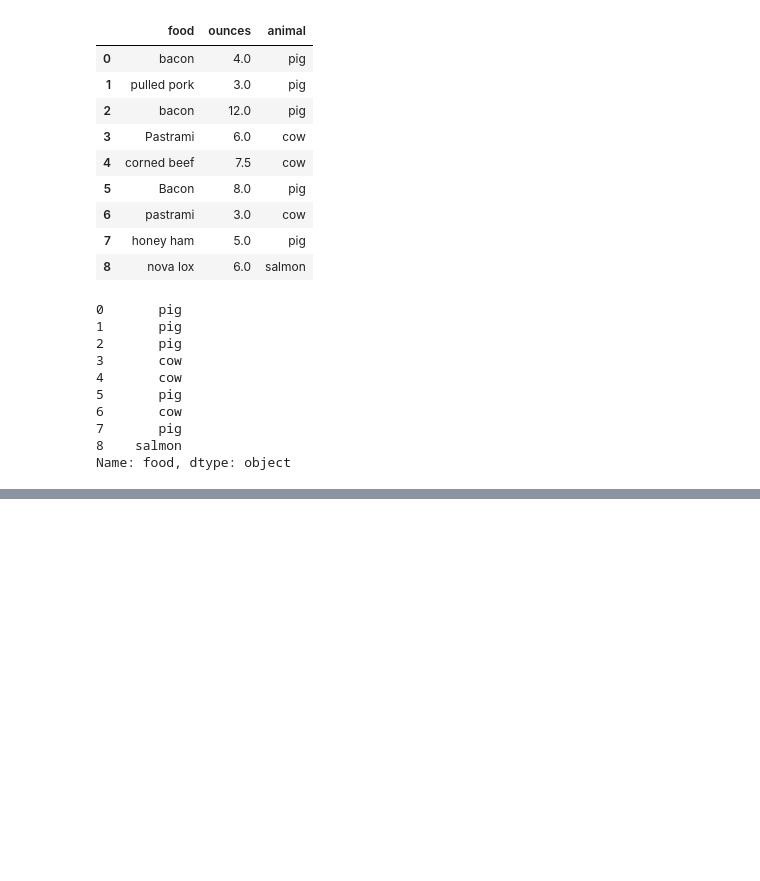
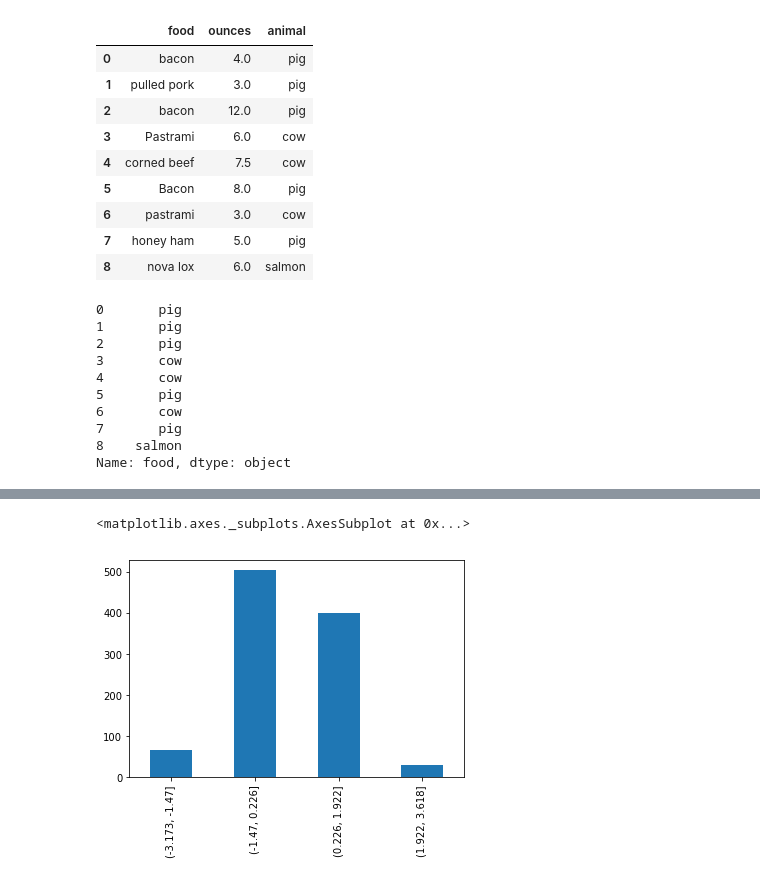
Before and after one commit to hugolu/learn-python, a Jupyter notebook: python-for-data-analysis/ch07-data-wrangling-clean-transform-merge-reshape.ipynb, the cells around one changed output, grey strips where cells are left out. Cells and saved outputs as stored; diff of their text form; code cells hidden in the pictures; blank space fills up the shorter version.

```diff
--- a/python-for-data-analysis/ch07-data-wrangling-clean-transform-merge-reshape.ipynb
+++ b/python-for-data-analysis/ch07-data-wrangling-clean-transform-merge-reshape.ipynb
@@ -653,0 +813,9 @@ Name: food, dtype: object
+# %%
+data = np.random.randn(1000)
+
+# 按四分位进行切割
+cats = pd.cut(data, 4)
+cats.value_counts().plot(kind='bar')
+# %% [output]
+<matplotlib.axes._subplots.AxesSubplot at 0x...>
+[figure, added]
```
Also changed, not shown: parts of 62 cells of this notebook.
